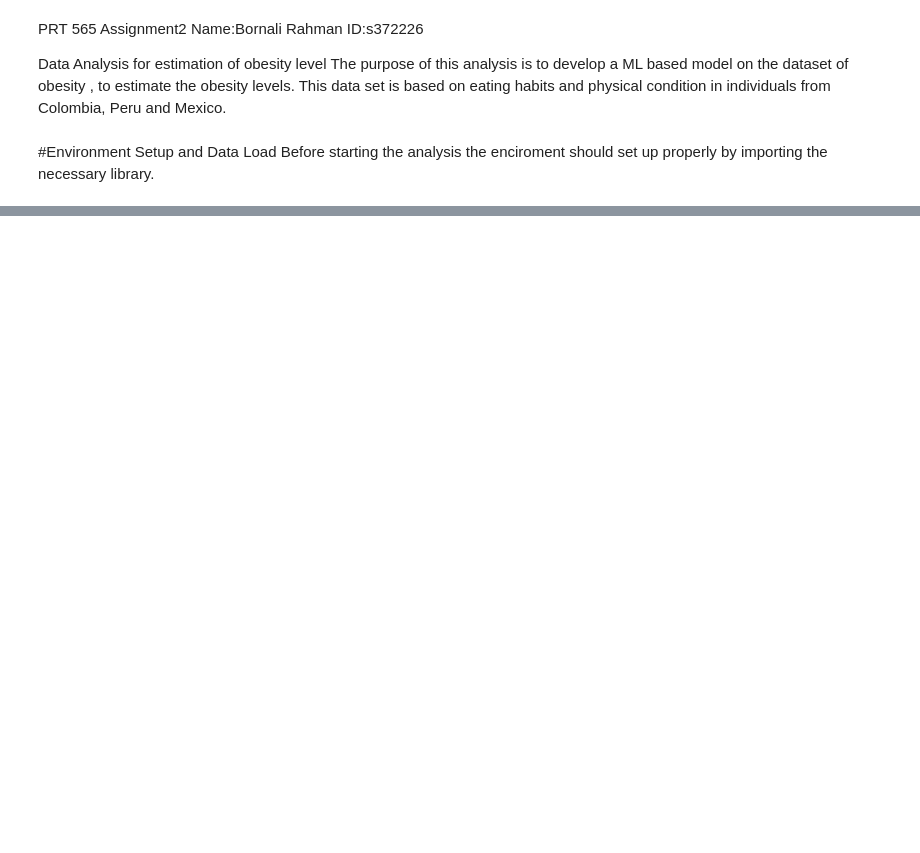
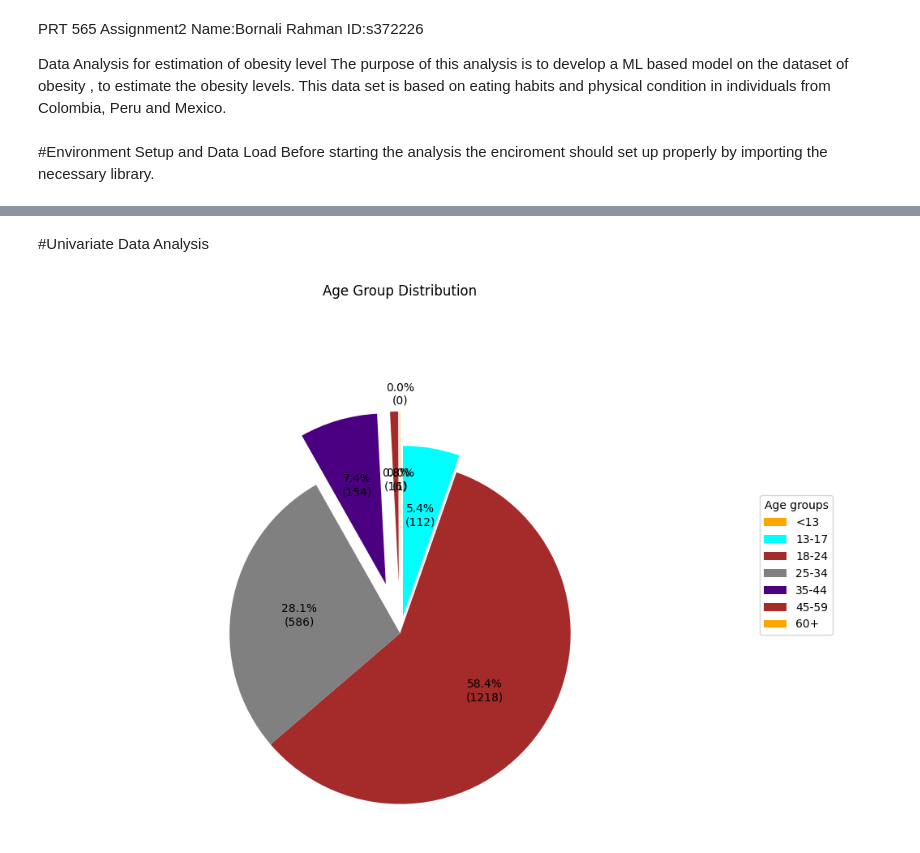
Before and after one commit to Bornali13/ML_Assignment_2_Obesity-data, a Jupyter notebook: analysis.ipynb, the cells around one changed output, grey strips where cells are left out. Drawn from its saved outputs; the diff is of its cells as text; code cells hidden in the pictures; blank space fills up the shorter version.

```diff
--- a/analysis.ipynb
+++ b/analysis.ipynb
@@ -24,0 +152,18 @@ NameError: name 'pd' is not defined
+# %%
+# Add BMI if possible
+if {"Height","Weight"}.issubset(dfc.columns) and "BMI" not in dfc.columns:
+    dfc["BMI"] = pd.to_numeric(dfc["Weight"], errors="coerce") / (pd.to_numeric(dfc["Height"], errors="coerce")**2)
+# %%
+# Impute only for EDA views (median for numeric, mode for categorical)
+num_cols = dfc.select_dtypes(include=["number","Int64"]).columns.tolist()
+cat_cols = dfc.select_dtypes(include=["category","object"]).columns.tolist()
+for c in num_cols:
+    if dfc[c].isna().any():
+        dfc[c] = dfc[c].fillna(dfc[c].median())
+for c in cat_cols:
+    if dfc[c].isna().any():
+        dfc[c] = dfc[c].fillna(dfc[c].mode().iloc[0])
+
+# Save cleaned copy for modeling later
+dfc.to_csv(clean_path, index=False)
+print("\nSaved cleaned CSV ->", clean_path)
@@ -24,0 +244,58 @@ NameError: name 'pd' is not defined
+# %% [markdown]
+#Univariate Data Analysis
+# %%
+#Demographic Variables
+
+import numpy as np
+import pandas as pd
+import matplotlib.pyplot as plt
+
+# Use your cleaned frame if available; else fall back to df
+if "dfc" in globals():
+    data = dfc.copy()
+else:
+    data = df.copy()  # assumes df already loaded
+
+# --- Age groups (bins + labels) ---
+age = pd.to_numeric(data["Age"], errors="coerce")
+bins   = [0, 13, 18, 25, 35, 45, 60,100]
+labels = ["<13", "13-17", "18-24", "25-34", "35-44", "45-59", "60+"]
+
+data["AgeGroup"] = pd.cut(age, bins=bins, labels=labels, right=False)
+
+# Counts in the desired label order (even if some bins are empty)
+counts = data["AgeGroup"].value_counts().reindex(labels, fill_value=0)
+
+# --- Explode, colors, wedge style ---
+# manual explode (same length as labels)
+explode = (0.80, 0.10, 0.00, 0.00, 0.30, 0.30, 0.30)
+
+colors  = ("orange", "cyan", "brown", "grey", "indigo", "brown", "orange")
+wp      = {"linewidth": 1}
+
+# % + count on the slices
+def autopct_pct_count(pct):
+    n = int(round(pct/100.0 * counts.sum()))
+    return f"{pct:.1f}%\n({n})"
+
+# --- Plot ---
+fig, ax = plt.subplots(figsize=(10, 7))
+wedges, texts, autotexts = ax.pie(
+    counts.values,
+    explode=explode,
+    colors=colors,
+    startangle=90,
+    counterclock=False,
+    autopct=autopct_pct_count,
+    wedgeprops=wp,
+    textprops=dict(color="black")
+)
+
+ax.axis("equal")  # perfect circle
+ax.set_title("Age Group Distribution")
+ax.legend(wedges, counts.index, title="Age groups",
+          loc="center left", bbox_to_anchor=(1.0, 0.5))
+plt.tight_layout()
+plt.show()
+# %% [output]
+[figure, added]
```
Also changed, not shown: parts of 32 cells of this notebook.
